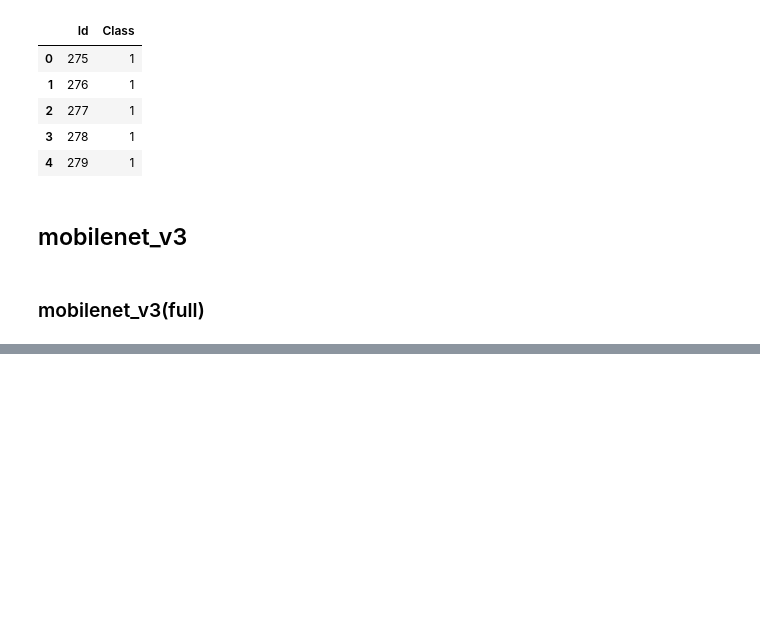
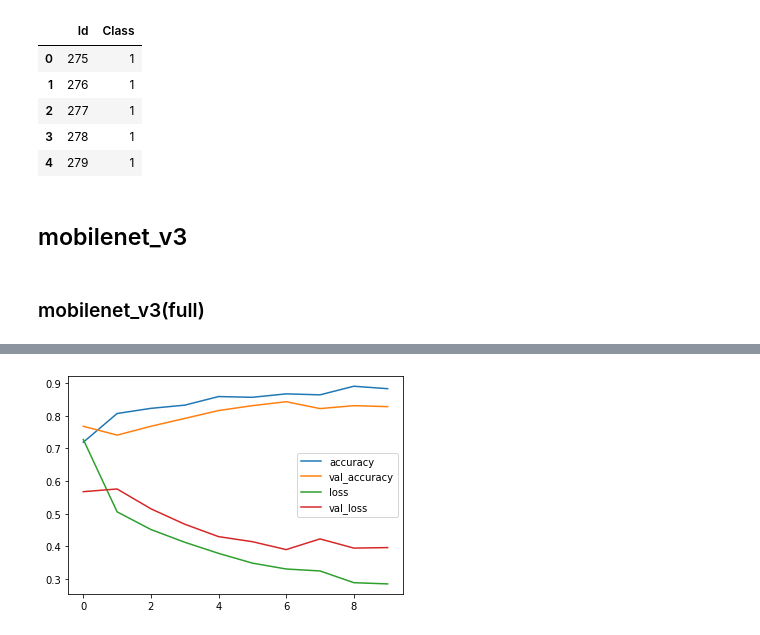
Before and after one commit to chi-hun/kaggle, a Jupyter notebook: COVID_19_AI_Detection_Challenge.ipynb, the cells around one changed output, grey strips where cells are left out. Cells and saved outputs as stored; diff of their text form; code cells hidden in the pictures; blank space fills up the shorter version.

```diff
--- a/COVID_19_AI_Detection_Challenge.ipynb
+++ b/COVID_19_AI_Detection_Challenge.ipynb
@@ -406,0 +410,20 @@ base_model = tf.keras.applications.MobileNetV3Small(input_shape=(img_size[0],img
+# %%
+def model_make2():
+    inputs = layers.Input(shape=(img_size[0],img_size[1],3))
+    x = layers.experimental.preprocessing.RandomFlip('horizontal')(inputs)
+    x = layers.experimental.preprocessing.RandomRotation(0.1)(x)
+    x = layers.experimental.preprocessing.RandomZoom(0.1)(x)
+    x = pre_lalyer(inputs)
+    x = base_model(x)
+
+    x = layers.GlobalAveragePooling2D()(x)
+
+    x = layers.Dense(256, activation='relu')(x)
+    x = layers.Dropout(0.5)(x)
+    outputs = layers.Dense(3, activation='softmax')(x)
+
+    model = tf.keras.Model(inputs, outputs)
+    return model
+# %%
+model = model_make2()
+model.summary()
@@ -406,0 +448,4 @@ base_model = tf.keras.applications.MobileNetV3Small(input_shape=(img_size[0],img
+# %%
+model.compile(optimizer='adam', loss=tf.keras.losses.SparseCategoricalCrossentropy(),metrics=['accuracy'])
+# %%
+his = model.fit(train_ds, epochs=10, validation_data=val_ds)
@@ -406,0 +473,9 @@ base_model = tf.keras.applications.MobileNetV3Small(input_shape=(img_size[0],img
+# %%
+plt.plot(his.history['accuracy'], label='accuracy')
+plt.plot(his.history['val_accuracy'], label='val_accuracy')
+plt.plot(his.history['loss'],label='loss')
+plt.plot(his.history['val_loss'], label='val_loss')
+plt.legend()
+plt.show()
+# %% [output]
+[figure, added]
```
Also changed, not shown: parts of 11 cells of this notebook.
